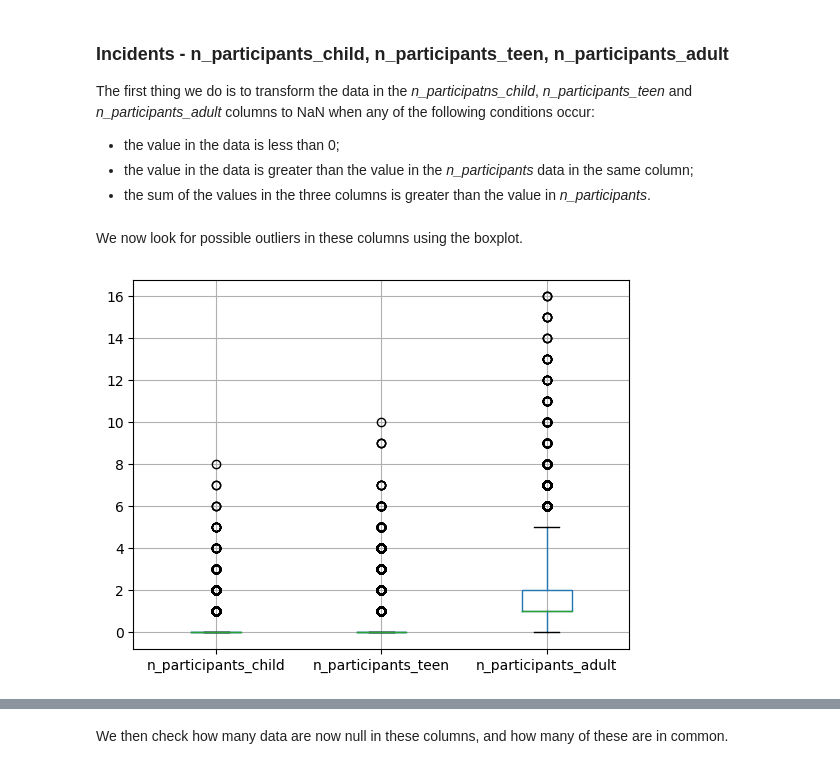
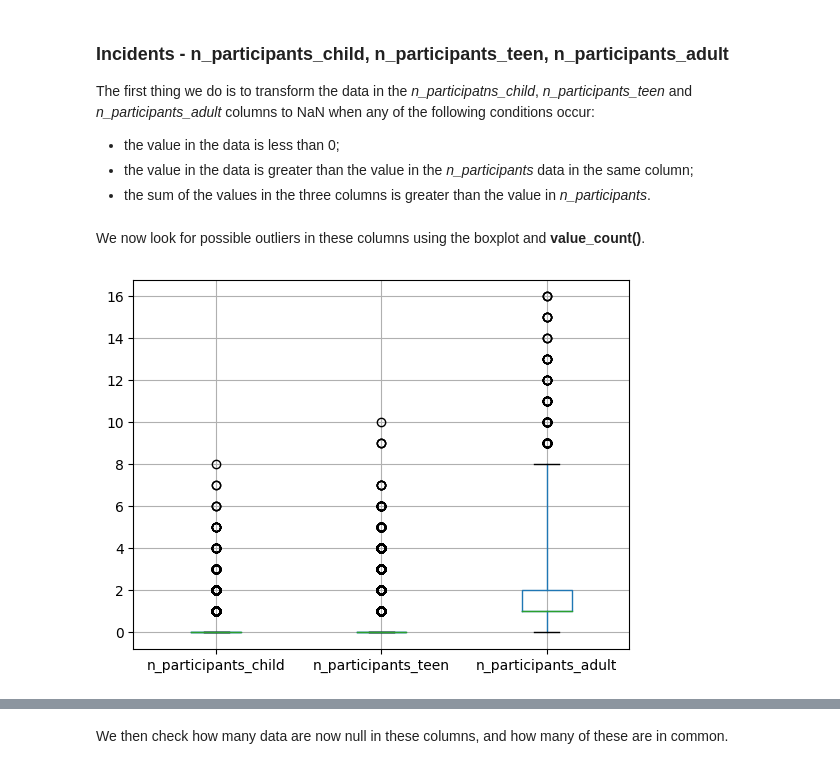
Before and after one commit to LoSpiri/DataMining, a Jupyter notebook: DM_GroupID_TASK1/task_1.ipynb, the cells around one changed output, grey strips where cells are left out. Saved outputs shown, nothing was run; the diff lists cells and outputs as text; code cells hidden in the pictures.

```diff
--- a/DM_GroupID_TASK1/task_1.ipynb
+++ b/DM_GroupID_TASK1/task_1.ipynb
@@ -1082,10 +1082,10 @@ incidents['n_participants_adult'].mask(incidents['n_participants_adult'] > incid
 mask_sum_greater=incidents['n_participants_child']+incidents['n_participants_teen']+incidents['n_participants_adult'] > incidents['n_participants']
 incidents.loc[mask_sum_greater, ['n_participants_child', 'n_participants_teen', 'n_participants_adult']] = np.nan
 # %% [markdown]
-We now look for possible outliers in these columns using the boxplot.
+We now look for possible outliers in these columns using the boxplot and **value_count()**.
 # %%
 columns_of_interest=["n_participants_child", "n_participants_teen", "n_participants_adult"]
 
-boxplot_func(columns_of_interest=columns_of_interest, data_frame=incidents, whis=3, yscale="linear")
+boxplot_func(columns_of_interest=columns_of_interest, data_frame=incidents, whis=6, yscale="linear")
 # %% [output]
-[figure, old version]
+[figure, new version]
```
Also changed, not shown: parts of 86 cells of this notebook, 4 other files.
